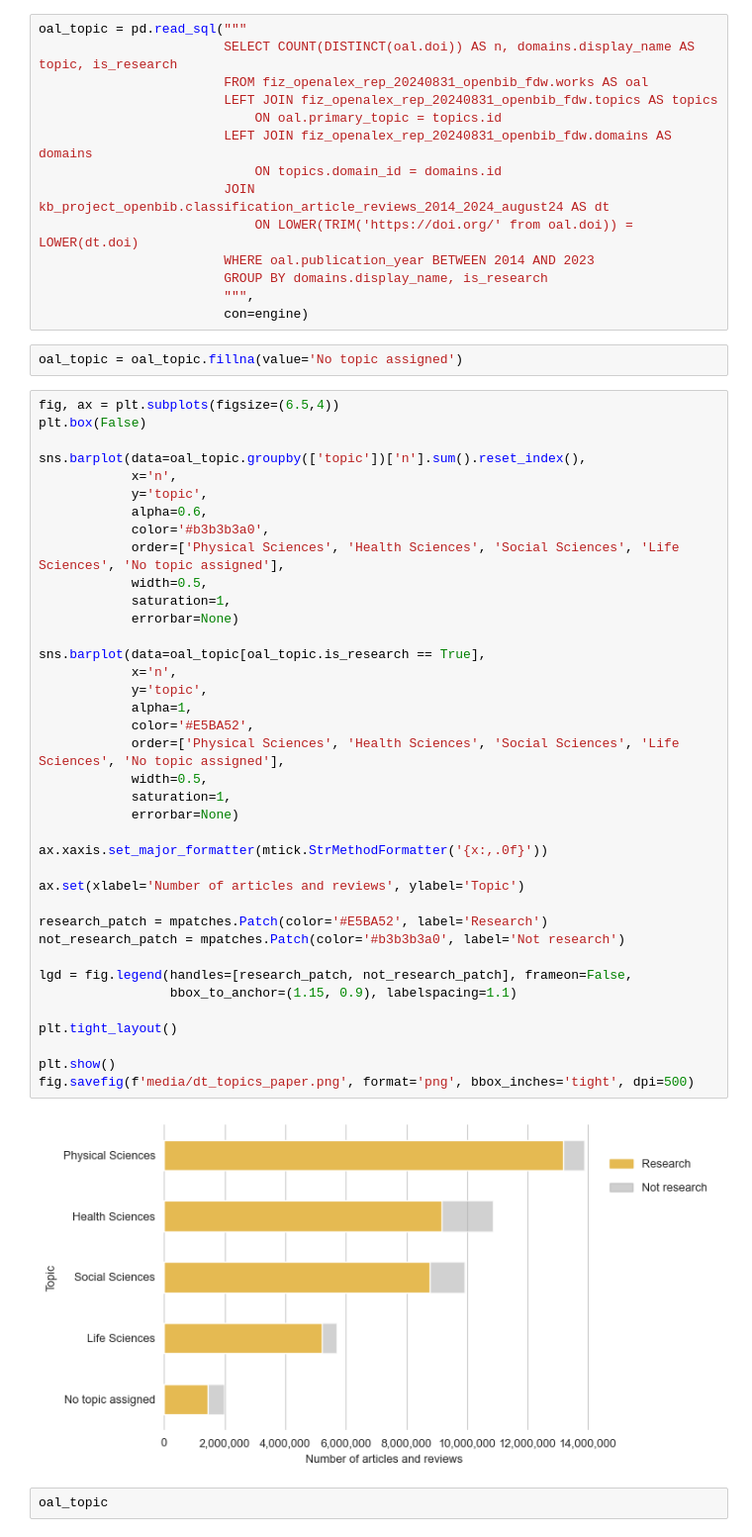
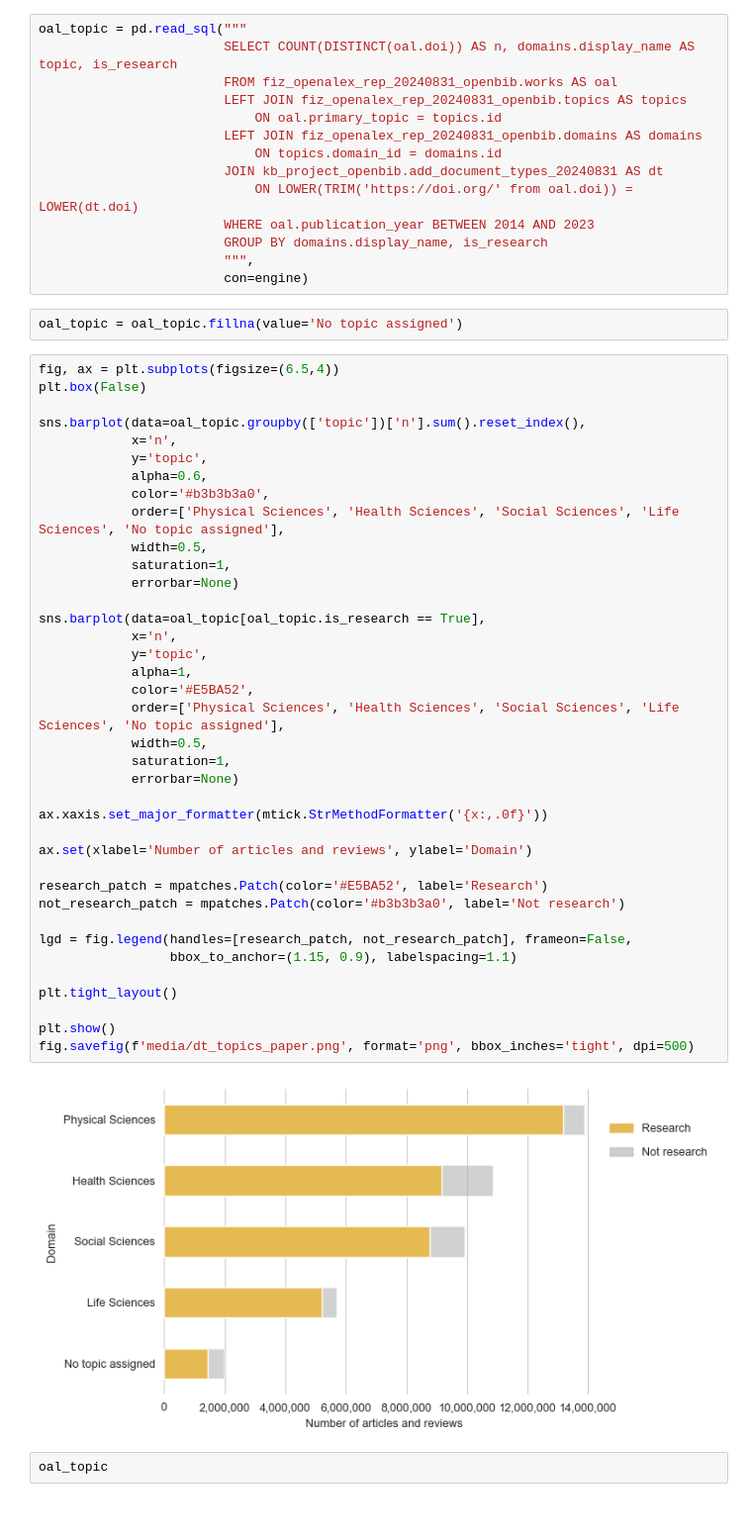
Before and after one commit to naustica/openalex_doctypes, a Jupyter notebook: classifier/paper/review_classifier_paper.ipynb, the cells around one changed output. Shown at 99% size. Saved outputs shown, nothing was run; the diff lists cells and outputs as text.

Commit message:
add plots

```diff
--- a/classifier/paper/review_classifier_paper.ipynb
+++ b/classifier/paper/review_classifier_paper.ipynb
@@ -191,12 +191,12 @@ all_n.n.sum()
 # %%
 oal_topic = pd.read_sql("""
                         SELECT COUNT(DISTINCT(oal.doi)) AS n, domains.display_name AS topic, is_research
-                        FROM fiz_openalex_rep_20240831_openbib_fdw.works AS oal
-                        LEFT JOIN fiz_openalex_rep_20240831_openbib_fdw.topics AS topics
+                        FROM fiz_openalex_rep_20240831_openbib.works AS oal
+                        LEFT JOIN fiz_openalex_rep_20240831_openbib.topics AS topics
                             ON oal.primary_topic = topics.id
-                        LEFT JOIN fiz_openalex_rep_20240831_openbib_fdw.domains AS domains
+                        LEFT JOIN fiz_openalex_rep_20240831_openbib.domains AS domains
                             ON topics.domain_id = domains.id
-                        JOIN kb_project_openbib.classification_article_reviews_2014_2024_august24 AS dt
+                        JOIN kb_project_openbib.add_document_types_20240831 AS dt
                             ON LOWER(TRIM('https://doi.org/' from oal.doi)) = LOWER(dt.doi)
                         WHERE oal.publication_year BETWEEN 2014 AND 2023
                         GROUP BY domains.display_name, is_research
@@ -215,35 +215,35 @@ sns.barplot(data=oal_topic.groupby(['topic'])['n'].sum().reset_index(),
             color='#b3b3b3a0',
             order=['Physical Sciences', 'Health Sciences', 'Social Sciences', 'Life Sciences', 'No topic assigned'],
             width=0.5,
             saturation=1,
             errorbar=None)
 
 sns.barplot(data=oal_topic[oal_topic.is_research == True],
             x='n',
             y='topic',
             alpha=1,
             color='#E5BA52',
             order=['Physical Sciences', 'Health Sciences', 'Social Sciences', 'Life Sciences', 'No topic assigned'],
             width=0.5,
             saturation=1,
             errorbar=None)
 
 ax.xaxis.set_major_formatter(mtick.StrMethodFormatter('{x:,.0f}'))
 
-ax.set(xlabel='Number of articles and reviews', ylabel='Topic')
+ax.set(xlabel='Number of articles and reviews', ylabel='Domain')
 
 research_patch = mpatches.Patch(color='#E5BA52', label='Research')
 not_research_patch = mpatches.Patch(color='#b3b3b3a0', label='Not research')
 
 lgd = fig.legend(handles=[research_patch, not_research_patch], frameon=False,
                  bbox_to_anchor=(1.15, 0.9), labelspacing=1.1)
 
 plt.tight_layout()
 
 plt.show()
 fig.savefig(f'media/dt_topics_paper.png', format='png', bbox_inches='tight', dpi=500)
 # %% [output]
-[figure, old version]
+[figure, new version]
 # %%
 oal_topic
 # %% [output]
```
Also changed, not shown: parts of 8 cells of this notebook, 4 other files.
